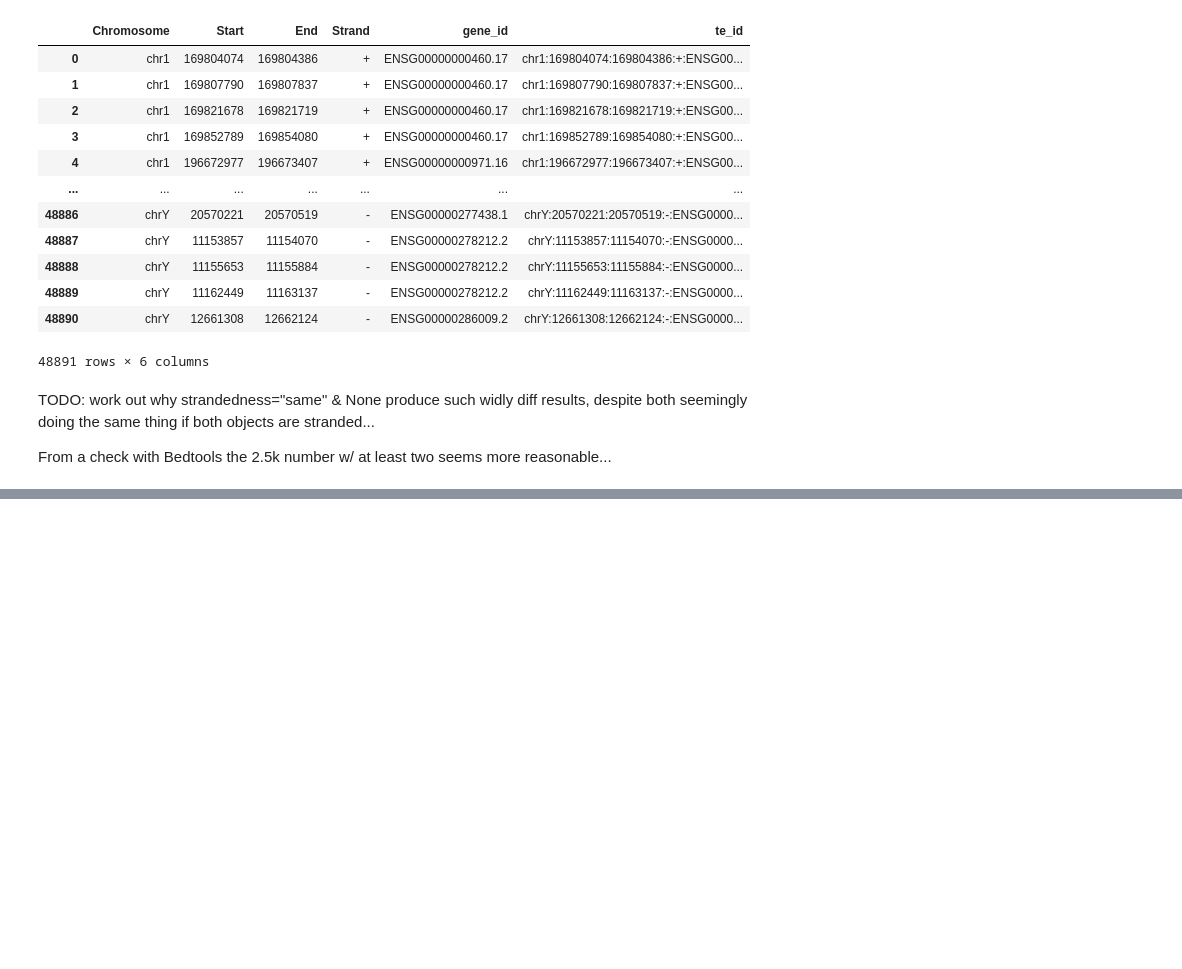
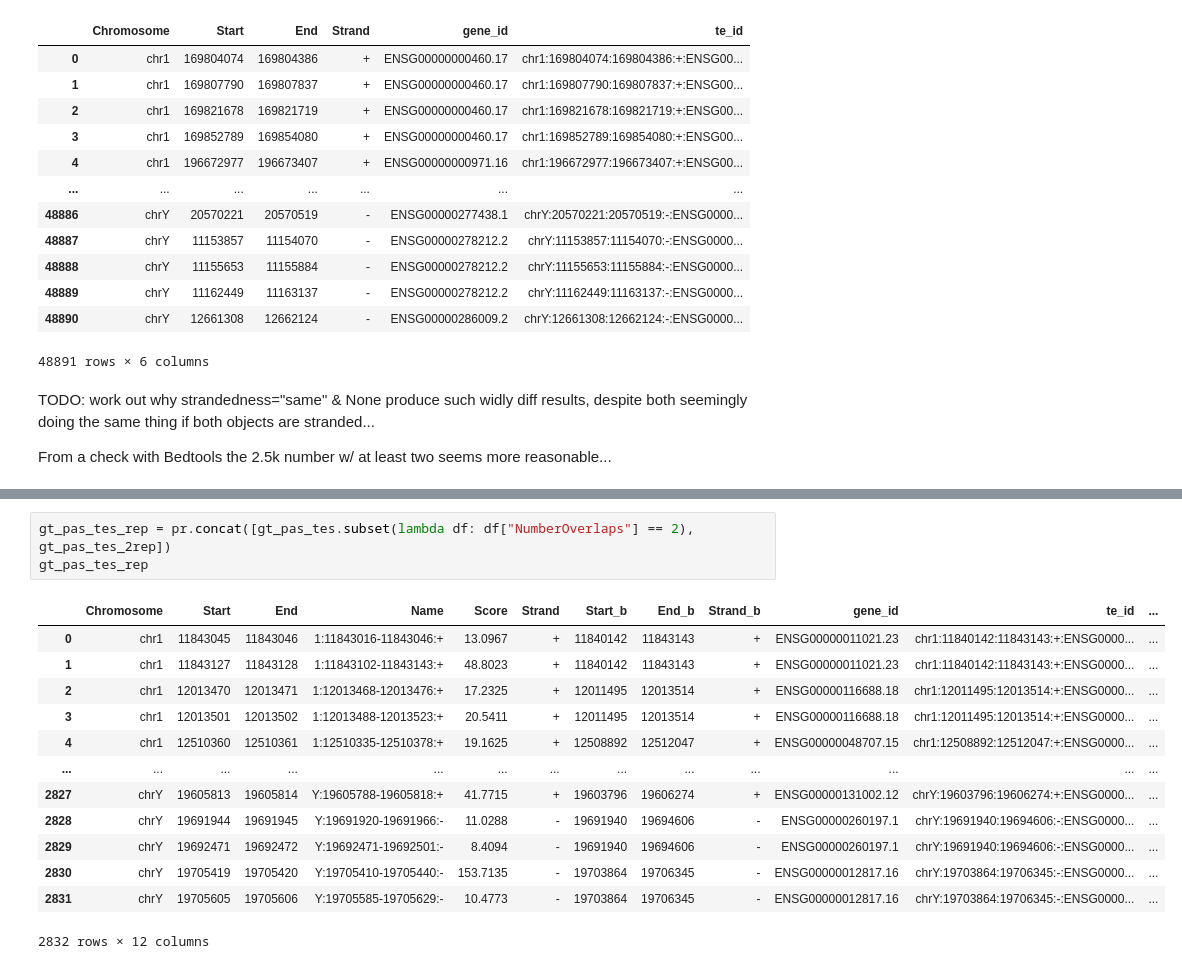
Before and after one commit to iRNA-COSI/APAeval, a Jupyter notebook: summary_workflows/relative_quantification/poc/relative_quant_poc.ipynb, the cells around one changed output, grey strips where cells are left out. Saved outputs shown, nothing was run; the diff lists cells and outputs as text; blank space fills up the shorter version.

```diff
--- a/summary_workflows/relative_quantification/poc/relative_quant_poc.ipynb
+++ b/summary_workflows/relative_quantification/poc/relative_quant_poc.ipynb
@@ -563,0 +667,17 @@ From a check with Bedtools the 2.5k number w/ at least two seems more reasonable
+# %%
+gt_pas_tes_rep = pr.concat([gt_pas_tes.subset(lambda df: df["NumberOverlaps"] == 2), gt_pas_tes_2rep])
+gt_pas_tes_rep
+# %% [output]
+|  | Chromosome | Start | End | Name | Score | Strand | Start_b | End_b | Strand_b | gene_id | te_id | ... |
+| 0 | chr1 | 11843045 | 11843046 | 1:11843016-11843046:+ | 13.0967 | + | 11840142 | 11843143 | + | ENSG00000011021.23 | chr1:11840142:11843143:+:ENSG0000... | ... |
+| 1 | chr1 | 11843127 | 11843128 | 1:11843102-11843143:+ | 48.8023 | + | 11840142 | 11843143 | + | ENSG00000011021.23 | chr1:11840142:11843143:+:ENSG0000... | ... |
+| 2 | chr1 | 12013470 | 12013471 | 1:12013468-12013476:+ | 17.2325 | + | 12011495 | 12013514 | + | ENSG00000116688.18 | chr1:12011495:12013514:+:ENSG0000... | ... |
+| 3 | chr1 | 12013501 | 12013502 | 1:12013488-12013523:+ | 20.5411 | + | 12011495 | 12013514 | + | ENSG00000116688.18 | chr1:12011495:12013514:+:ENSG0000... | ... |
+| 4 | chr1 | 12510360 | 12510361 | 1:12510335-12510378:+ | 19.1625 | + | 12508892 | 12512047 | + | ENSG00000048707.15 | chr1:12508892:12512047:+:ENSG0000... | ... |
+| ... | ... | ... | ... | ... | ... | ... | ... | ... | ... | ... | ... | ... |
+| 2827 | chrY | 19605813 | 19605814 | Y:19605788-19605818:+ | 41.7715 | + | 19603796 | 19606274 | + | ENSG00000131002.12 | chrY:19603796:19606274:+:ENSG0000... | ... |
+| 2828 | chrY | 19691944 | 19691945 | Y:19691920-19691966:- | 11.0288 | - | 19691940 | 19694606 | - | ENSG00000260197.1 | chrY:19691940:19694606:-:ENSG0000... | ... |
+| 2829 | chrY | 19692471 | 19692472 | Y:19692471-19692501:- | 8.4094 | - | 19691940 | 19694606 | - | ENSG00000260197.1 | chrY:19691940:19694606:-:ENSG0000... | ... |
+| 2830 | chrY | 19705419 | 19705420 | Y:19705410-19705440:- | 153.7135 | - | 19703864 | 19706345 | - | ENSG00000012817.16 | chrY:19703864:19706345:-:ENSG0000... | ... |
+| 2831 | chrY | 19705605 | 19705606 | Y:19705585-19705629:- | 10.4773 | - | 19703864 | 19706345 | - | ENSG00000012817.16 | chrY:19703864:19706345:-:ENSG0000... | ... |
+2832 rows × 12 columns
```
Also changed, not shown: parts of 23 cells of this notebook.
